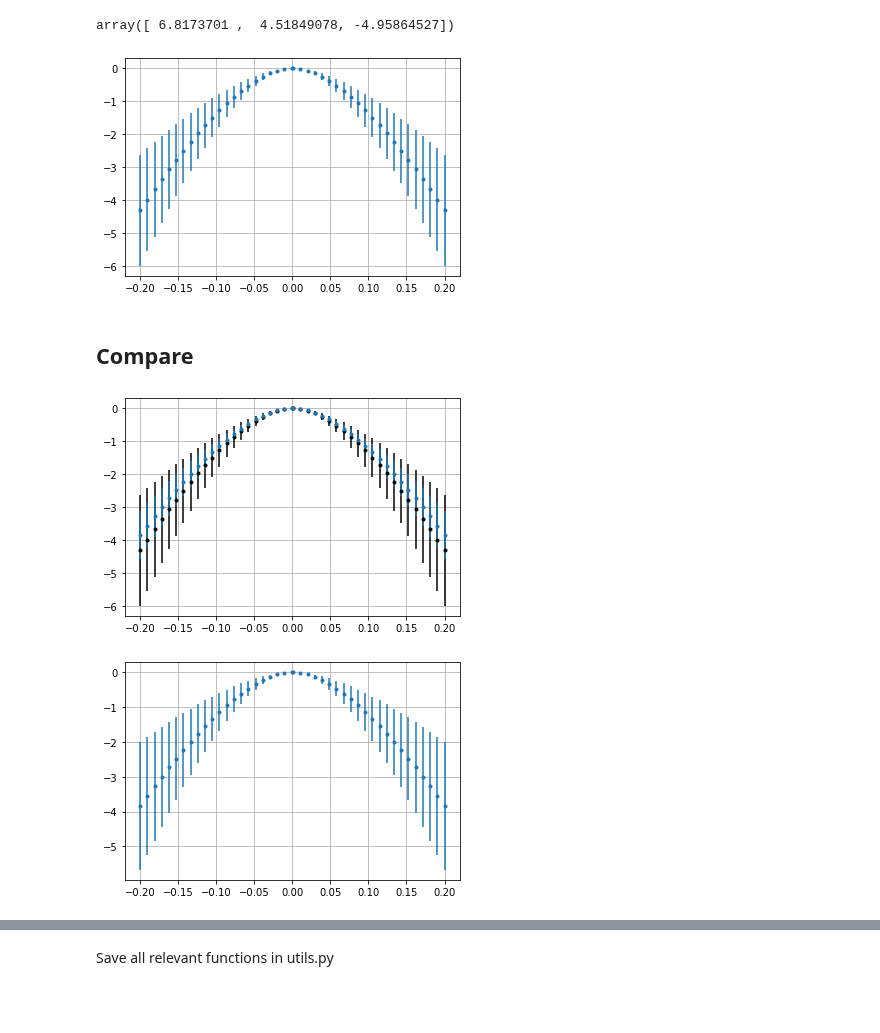
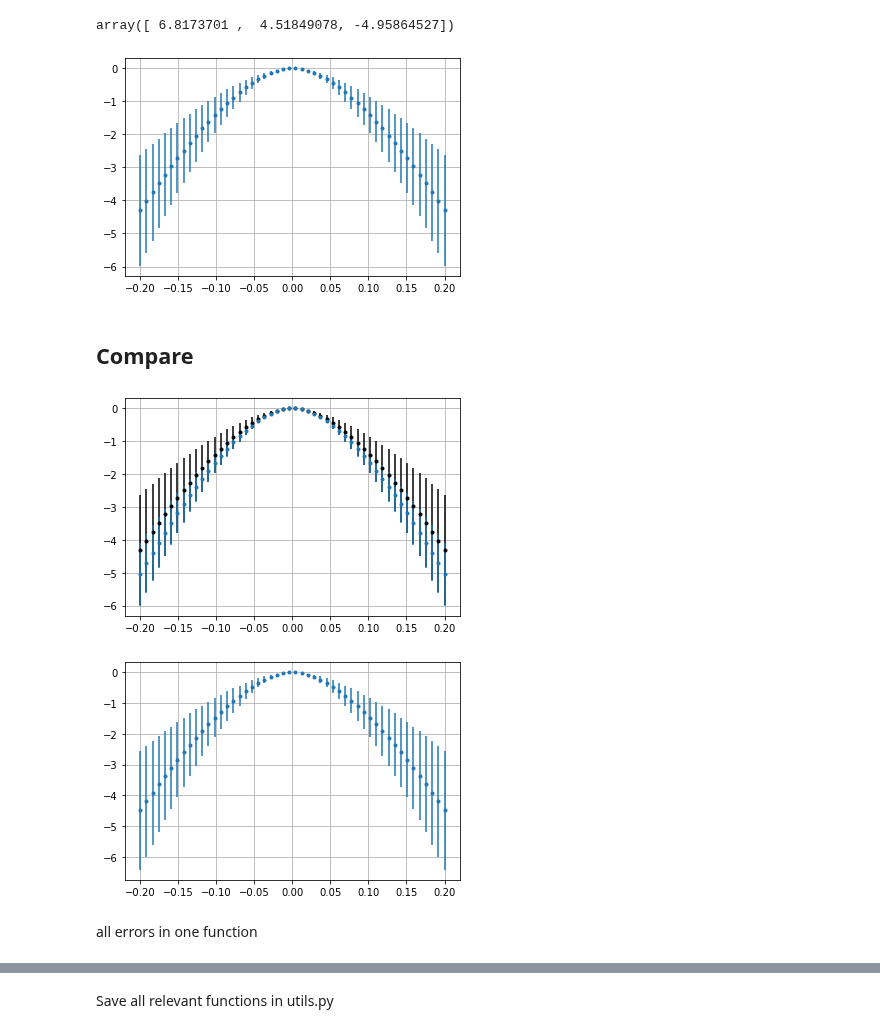
Before and after one commit to Alisyaifudin/Thesis-Project, a Jupyter notebook: 4. Gravity/4.2. Uncertainty.ipynb, the cells around one changed output, grey strips where cells are left out. Drawn from its saved outputs; the diff is of its cells as text; code cells hidden in the pictures; blank space fills up the shorter version.

```diff
--- a/4. Gravity/4.2. Uncertainty.ipynb
+++ b/4. Gravity/4.2. Uncertainty.ipynb
@@ -396,5 +569,5 @@ Zs2, Nus2 = nu_mod(zz, theta, sigma_v2)
 # %%
-sigma_sys = np.abs(Nus1-Nus2)/2
-middle = (Nus1+Nus2)/2
-plt.errorbar(Zs1, middle, yerr=sigma_sys, fmt=".")
-plt.grid()
+# sigma_sys = np.abs(Nus1-Nus2)/2
+# middle = (Nus1+Nus2)/2
+# plt.errorbar(Zs1, middle, yerr=sigma_sys, fmt=".")
+# plt.grid()
@@ -414,23 +585,23 @@ In function form
 array([ 6.8173701 ,  4.51849078, -4.95864527])
 # %%
 # this function is in utils.py
-# def asymmerty_uncertainties(func, theta, zz, tipe="A"):
-#   root_data_dir = abspath(join(pardir, "Data"))
-#   data_dir = join(root_data_dir, "Spectral-Class-Velocity")
-#   df_popt = vaex.open(join(data_dir, "assy.hdf5"))
-#   index = 0 if tipe=="A" else 1 if tipe=="F" else 2
-#   sigma_v1 = df_popt["sigma_v1"].to_numpy()[index]
-#   sigma_v2 = df_popt["sigma_v2"].to_numpy()[index]
-#   Zs1, Nus1 = func(zz, theta, sigma_v1)
-#   Zs2, Nus2 = func(zz, theta, sigma_v2)
-#   sigma_sys = np.abs(Nus1-Nus2)/2
-#   middle = (Nus1+Nus2)/2
-#   return Zs1, middle, sigma_sys
+def asymmerty_uncertainties(zz, theta, tipe="A"):
+  # root_data_dir = abspath(join(pardir, "Data"))
+  data_unc_dir = join(root_data_dir, "Uncertainty")
+  df_popt = vaex.open(join(data_dir, "sys.hdf5"))
+  index = 0 if tipe=="A" else 1 if tipe=="F" else 2
+  sigma_v1 = df_popt["sigma_v1"].to_numpy()[index]
+  sigma_v2 = df_popt["sigma_v2"].to_numpy()[index]
+  logNu1 = nu_mod(zz, theta, sigma_v1)
+  logNu2 = nu_mod(zz, theta, sigma_v2)
+  sigma_sys = np.abs(logNu1-logNu2)/2
+  middle = (logNu1+logNu2)/2
+  return middle, sigma_sys
 # %%
 from utils import asymmerty_uncertainties
 # %%
 # run 100 bootstrap resampling
-zz = np.linspace(1, 200, 22)
+zz = np.linspace(-0.2, 0.2, 50)
 
 # initial values
 rhos = df_baryon["rho"].to_numpy()  # Msun/pc^3
@@ -443,24 +614,27 @@ hDD = 20 # pc
 
 theta = dict(rhos=rhos, sigmaz=sigmaz, rhoDM=rhoDM, sigmaDD=sigmaDD, hDD=hDD, Nv=1, zsun=0)
 
-Zs, middle, sigma_sys = asymmerty_uncertainties(nu_mod, theta, zz, tipe="A")
-plt.errorbar(Zs, middle, yerr=sigma_sys, fmt=".")
+middle, sigma_sys = asymmerty_uncertainties(zz, theta, tipe="A")
+plt.errorbar(zz, middle, yerr=sigma_sys, fmt=".")
 plt.grid()
 # %% [output]
-[figure, old version]
+[figure, new version]
 # %% [markdown]
 ## Compare
 # %%
 # compare systematic error and statistical error
-plt.errorbar(Zs, middle, yerr=sigma_sys, fmt=".", c="k")
-plt.errorbar(Zs, Nu_mean, yerr=Nu_std, fmt=".")
+plt.errorbar(zz, middle, yerr=sigma_sys, fmt=".", c="k")
+plt.errorbar(zz, logNu, yerr=logNu_std, fmt=".")
 plt.grid()
 # %% [output]
-[figure, old version]
+[figure, new version]
 # %%
 # total mod error
-unc_tot = np.sqrt(Nu_std**2+sigma_sys**2)
-plt.errorbar(Zs, Nu_mean, yerr=unc_tot, fmt=".")
+unc_tot = np.sqrt(logNu_std**2+sigma_sys**2)
+Nu_mean = (logNu*logNu_std**2+middle*sigma_sys**2)/(logNu_std**2+sigma_sys**2)
+plt.errorbar(zz, Nu_mean, yerr=unc_tot, fmt=".")
 plt.grid()
 # %% [output]
-[figure, old version]
+[figure, new version]
+# %% [markdown]
+all errors in one function
```
Also changed, not shown: parts of 50 cells of this notebook, 2 other files.
